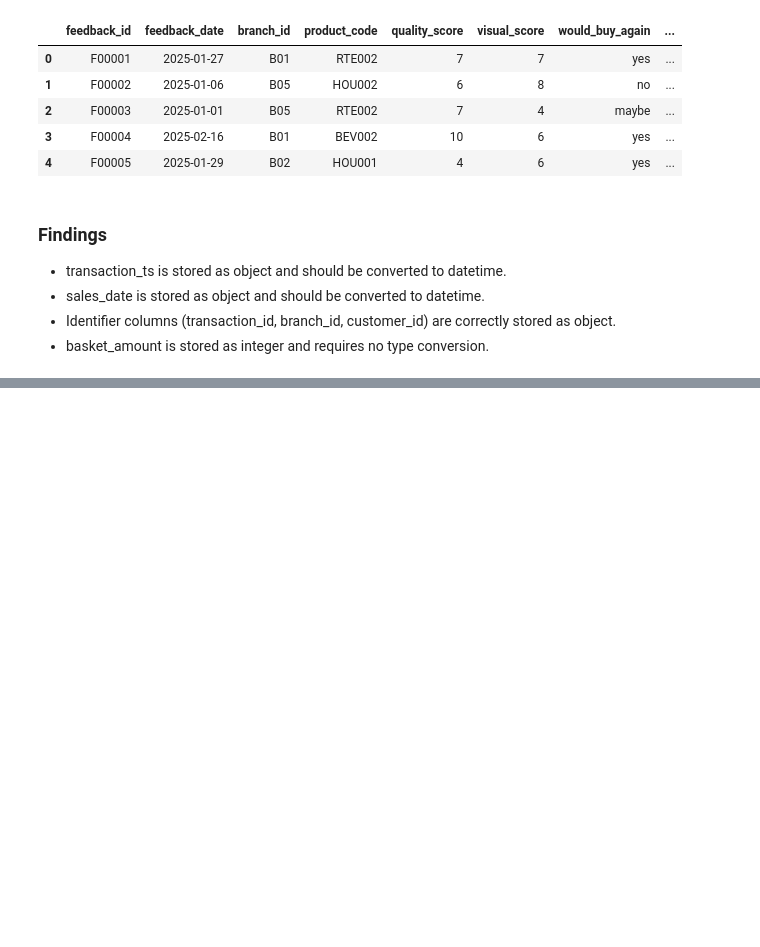
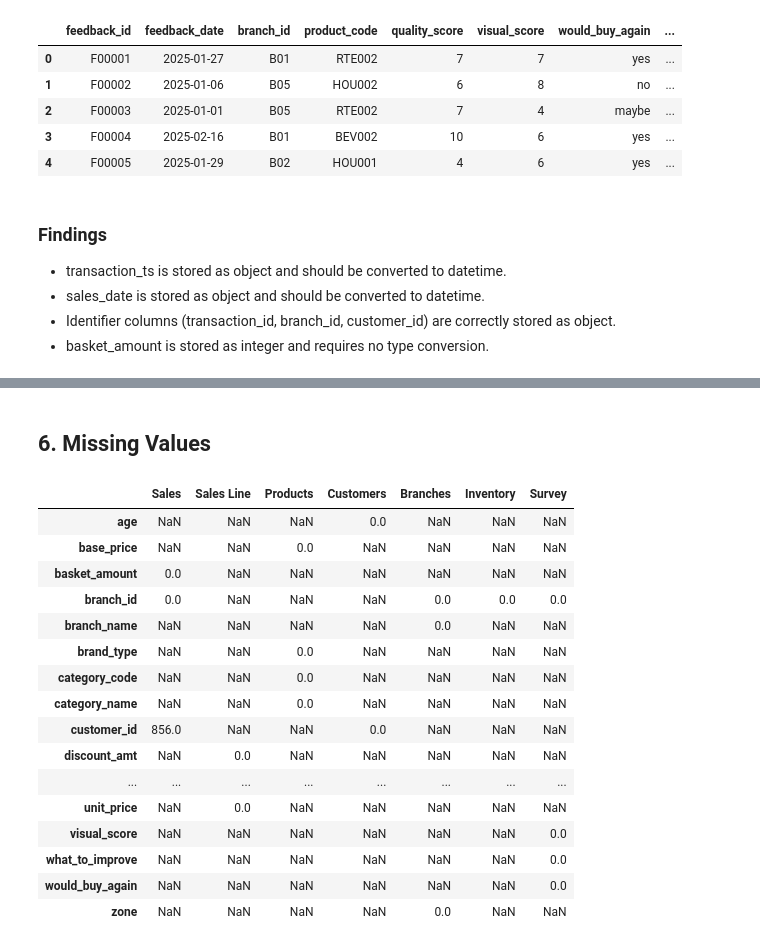
Before and after one commit to Khishigjargal42/premium_nexus_task, a Jupyter notebook: notebooks/02_data_cleaning.ipynb, the cells around one changed output, grey strips where cells are left out. Saved outputs shown, nothing was run; the diff lists cells and outputs as text; code cells hidden in the pictures; blank space fills up the shorter version.

Commit message:
data cleaning done

```diff
--- a/notebooks/02_data_cleaning.ipynb
+++ b/notebooks/02_data_cleaning.ipynb
@@ -260,3 +260,20 @@ First 5 Rows:
 - sales_date is stored as object and should be converted to datetime.
 - Identifier columns (transaction_id, branch_id, customer_id) are correctly stored as object.
 - basket_amount is stored as integer and requires no type conversion.
+# %%
+for name, df in datasets.items():
+    print("=" * 70)
+    print(name)
+    print("=" * 70)
+
+    print(f"Shape: {df.shape}")
+    print("\nColumns:")
+    print(df.columns.tolist())
+
+    print("\nData Types:")
+    print(df.dtypes)
+
+    print("\nFirst 5 Rows:")
+    display(df.head())
+
+    print("\n")
@@ -262,0 +601,29 @@ First 5 Rows:
+# %% [markdown]
+## 6. Missing Values
+# %%
+missing_summary = pd.DataFrame(
+    {
+        name: df.isna().sum()
+        for name, df in datasets.items()
+    }
+)
+
+missing_summary
+# %% [output]
+|  | Sales | Sales Line | Products | Customers | Branches | Inventory | Survey |
+| age | NaN | NaN | NaN | 0.0 | NaN | NaN | NaN |
+| base_price | NaN | NaN | 0.0 | NaN | NaN | NaN | NaN |
+| basket_amount | 0.0 | NaN | NaN | NaN | NaN | NaN | NaN |
+| branch_id | 0.0 | NaN | NaN | NaN | 0.0 | 0.0 | 0.0 |
+| branch_name | NaN | NaN | NaN | NaN | 0.0 | NaN | NaN |
+| brand_type | NaN | NaN | 0.0 | NaN | NaN | NaN | NaN |
+| category_code | NaN | NaN | 0.0 | NaN | NaN | NaN | NaN |
+| category_name | NaN | NaN | 0.0 | NaN | NaN | NaN | NaN |
+| customer_id | 856.0 | NaN | NaN | 0.0 | NaN | NaN | NaN |
+| discount_amt | NaN | 0.0 | NaN | NaN | NaN | NaN | NaN |
+| ... | ... | ... | ... | ... | ... | ... | ... |
+| unit_price | NaN | 0.0 | NaN | NaN | NaN | NaN | NaN |
+| visual_score | NaN | NaN | NaN | NaN | NaN | NaN | 0.0 |
+| what_to_improve | NaN | NaN | NaN | NaN | NaN | NaN | 0.0 |
+| would_buy_again | NaN | NaN | NaN | NaN | NaN | NaN | 0.0 |
+| zone | NaN | NaN | NaN | NaN | 0.0 | NaN | NaN |
```
Also changed, not shown: parts of 53 cells of this notebook.
